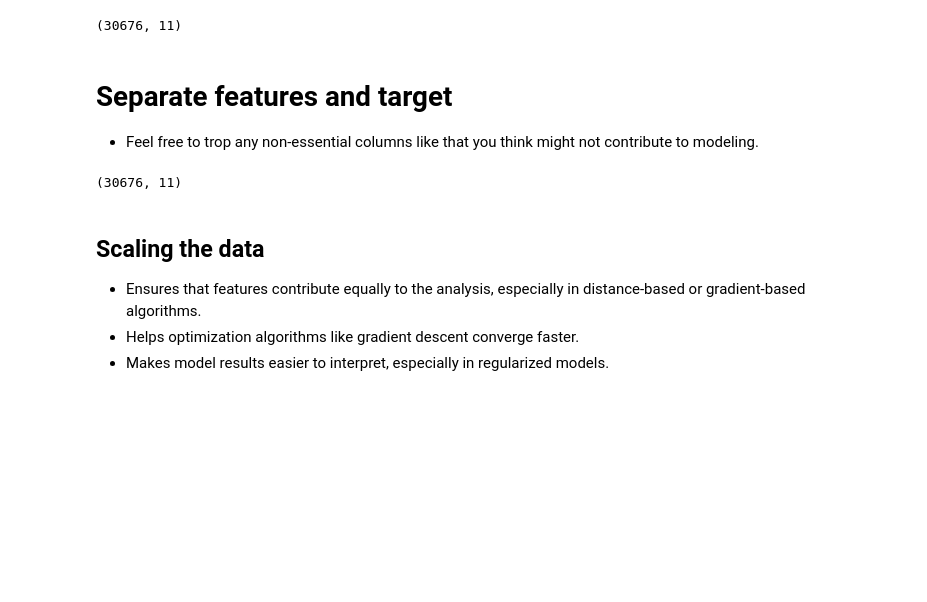
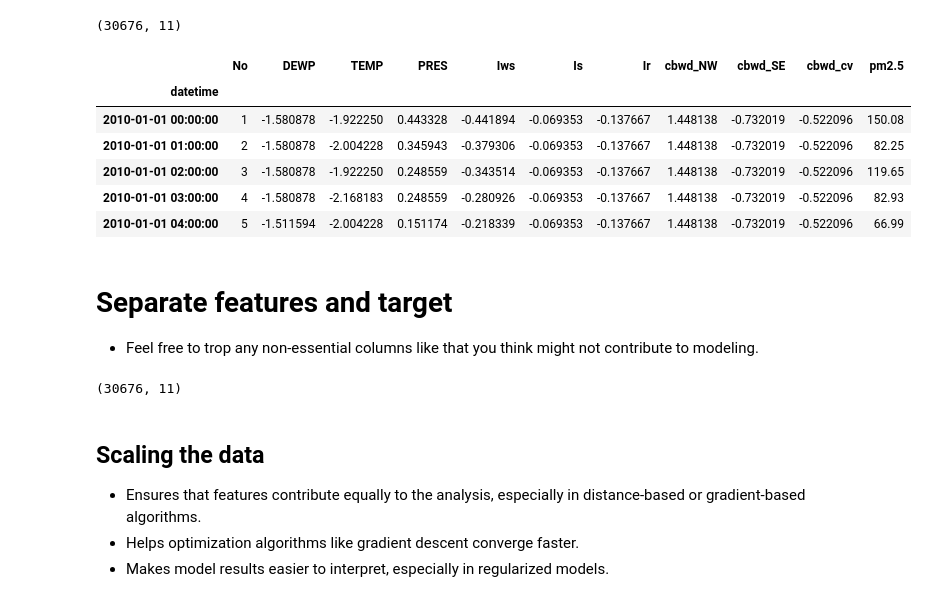
Before and after one commit to M-Pascal/Air_Quality_Forecasting, a Jupyter notebook: Pascal_Mugisha_[air_quality_forecasting_starter_code].ipynb, the cells around one changed output. Drawn from its saved outputs; the diff is of its cells as text; code cells hidden in the pictures; blank space fills up the shorter version.

```diff
--- a/Pascal_Mugisha_[air_quality_forecasting_starter_code].ipynb
+++ b/Pascal_Mugisha_[air_quality_forecasting_starter_code].ipynb
@@ -174,6 +225,16 @@ test.fillna(test.mean(), inplace=True)
 train.shape
 # %% [output]
 (30676, 11)
+# %%
+train.head()
+# %% [output]
+|  | No | DEWP | TEMP | PRES | Iws | Is | Ir | cbwd_NW | cbwd_SE | cbwd_cv | pm2.5 |
+| datetime |  |  |  |  |  |  |  |  |  |  |  |
+| 2010-01-01 00:00:00 | 1 | -1.580878 | -1.922250 | 0.443328 | -0.441894 | -0.069353 | -0.137667 | 1.448138 | -0.732019 | -0.522096 | 150.08 |
+| 2010-01-01 01:00:00 | 2 | -1.580878 | -2.004228 | 0.345943 | -0.379306 | -0.069353 | -0.137667 | 1.448138 | -0.732019 | -0.522096 | 82.25 |
+| 2010-01-01 02:00:00 | 3 | -1.580878 | -1.922250 | 0.248559 | -0.343514 | -0.069353 | -0.137667 | 1.448138 | -0.732019 | -0.522096 | 119.65 |
+| 2010-01-01 03:00:00 | 4 | -1.580878 | -2.168183 | 0.248559 | -0.280926 | -0.069353 | -0.137667 | 1.448138 | -0.732019 | -0.522096 | 82.93 |
+| 2010-01-01 04:00:00 | 5 | -1.511594 | -2.004228 | 0.151174 | -0.218339 | -0.069353 | -0.137667 | 1.448138 | -0.732019 | -0.522096 | 66.99 |
 # %% [markdown]
 # Separate features and target
 
```
Also changed, not shown: parts of 14 cells of this notebook.
